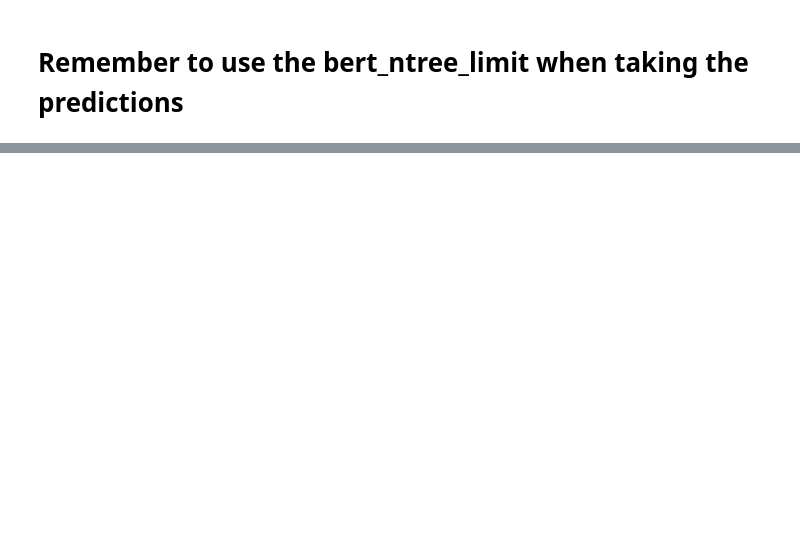
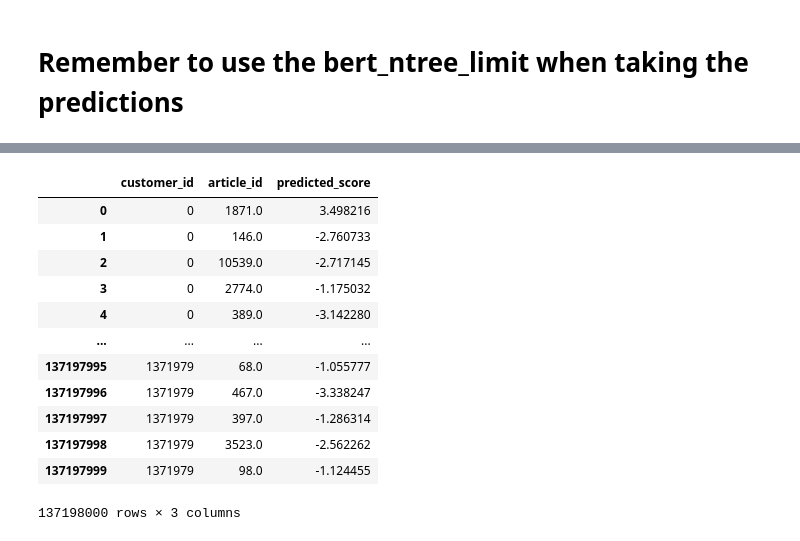
Before and after one commit to damicoedoardo/HnMChallenge, a Jupyter notebook: hnmchallenge/data_analysis/xgb_predictions.ipynb, the cells around one changed output, grey strips where cells are left out. Cells and saved outputs as stored; diff of their text form; code cells hidden in the pictures; blank space fills up the shorter version.

```diff
--- a/hnmchallenge/data_analysis/xgb_predictions.ipynb
+++ b/hnmchallenge/data_analysis/xgb_predictions.ipynb
@@ -58,6 +58,22 @@ features.head()
 # %%
 customer_article_df = features[[DEFAULT_USER_COL, DEFAULT_ITEM_COL]].copy()
 X = features.drop([DEFAULT_USER_COL, DEFAULT_ITEM_COL], axis=1)
+# %%
+customer_article_df
+# %% [output]
+|  | customer_id | article_id | predicted_score |
+| 0 | 0 | 1871.0 | 3.498216 |
+| 1 | 0 | 146.0 | -2.760733 |
+| 2 | 0 | 10539.0 | -2.717145 |
+| 3 | 0 | 2774.0 | -1.175032 |
+| 4 | 0 | 389.0 | -3.142280 |
+| ... | ... | ... | ... |
+| 137197995 | 1371979 | 68.0 | -1.055777 |
+| 137197996 | 1371979 | 467.0 | -3.338247 |
+| 137197997 | 1371979 | 397.0 | -1.286314 |
+| 137197998 | 1371979 | 3523.0 | -2.562262 |
+| 137197999 | 1371979 | 98.0 | -1.124455 |
+137198000 rows × 3 columns
 # %%
 X.head()
 # %% [output]
```
Also changed, not shown: parts of 15 cells of this notebook, 10 other files.
